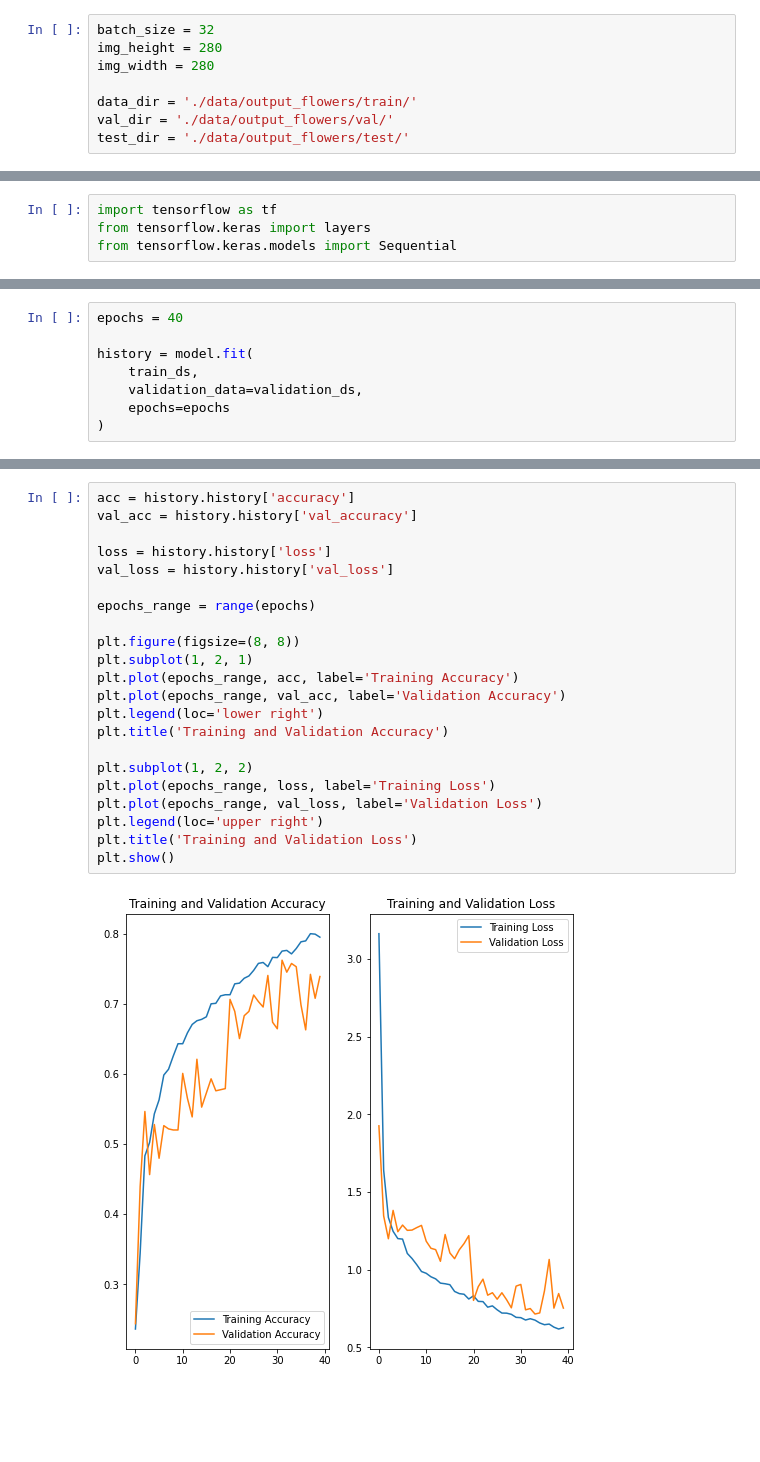
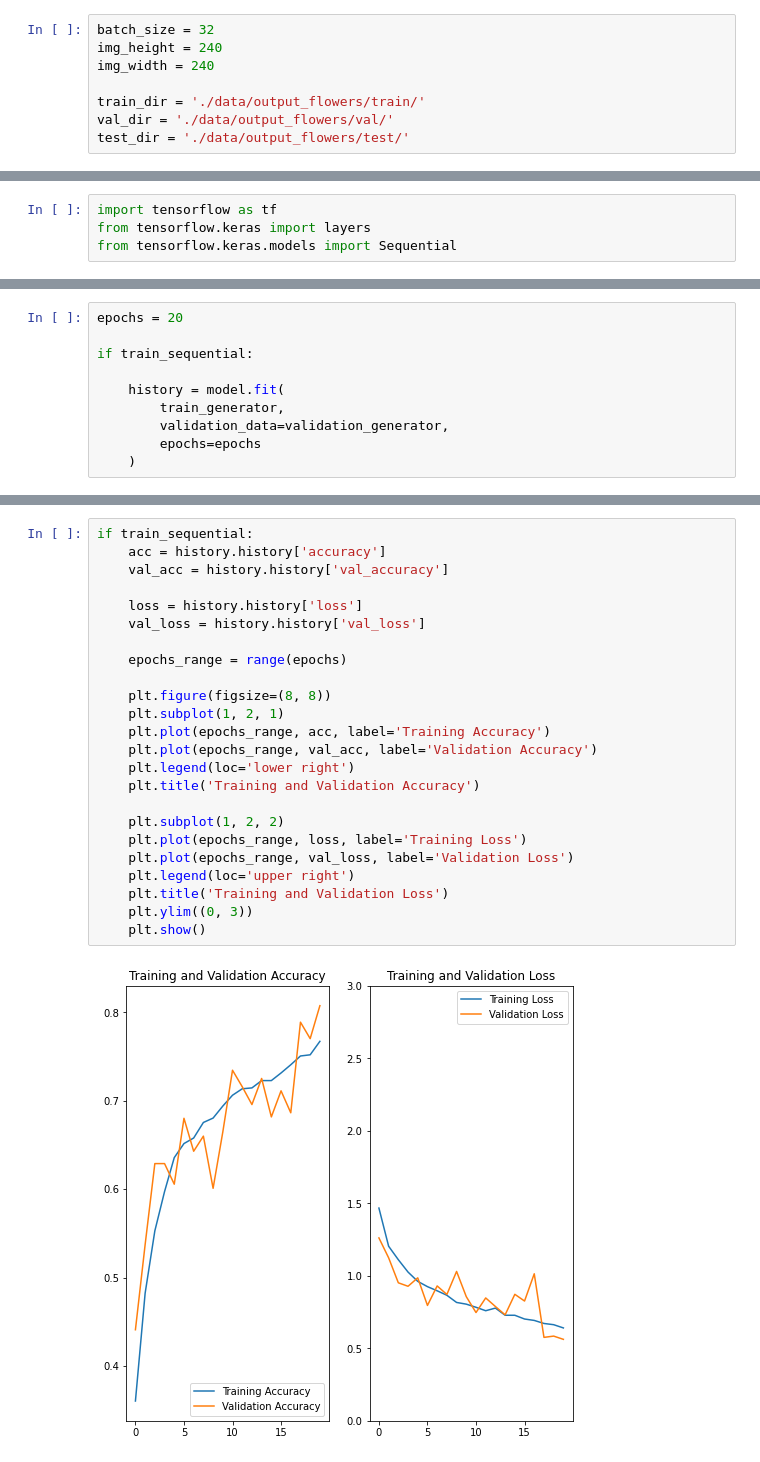
Before and after one commit to MortenTabaka/Deep-learning-exercises-with-TensorFlow2, a Jupyter notebook: Tabaka_Marcin_klasyfikacja_kwiatow.ipynb, the cells around one changed output, grey strips where cells are left out. Drawn from its saved outputs; the diff is of its cells as text; blank space fills up the shorter version.

Commit message:
use data augumentation instead of batch normalization and dropout layers to prevent overfitting

```diff
--- a/Tabaka_Marcin_klasyfikacja_kwiatow.ipynb
+++ b/Tabaka_Marcin_klasyfikacja_kwiatow.ipynb
@@ -69,10 +73,10 @@ if should_prepare_data:
 # Define train/val/test sets
 # %%
 batch_size = 32
-img_height = 280
-img_width = 280
+img_height = 240
+img_width = 240
 
-data_dir = './data/output_flowers/train/'
+train_dir = './data/output_flowers/train/'
 val_dir = './data/output_flowers/val/'
 test_dir = './data/output_flowers/test/'
 # %%
@@ -187,11 +214,13 @@ Trainable params: 1,686,981
 Non-trainable params: 0
 _________________________________________________________________
 # %%
-epochs = 40
+epochs = 20
 
-history = model.fit(
-    train_ds,
-    validation_data=validation_ds,
-    epochs=epochs
-)
+if train_sequential:
+
+    history = model.fit(
+        train_generator,
+        validation_data=validation_generator,
+        epochs=epochs
+    )
 # %% [output]
@@ -215,25 +244,27 @@ Epoch 40/40
 # %%
-acc = history.history['accuracy']
-val_acc = history.history['val_accuracy']
+if train_sequential:
+    acc = history.history['accuracy']
+    val_acc = history.history['val_accuracy']
 
-loss = history.history['loss']
-val_loss = history.history['val_loss']
+    loss = history.history['loss']
+    val_loss = history.history['val_loss']
 
-epochs_range = range(epochs)
+    epochs_range = range(epochs)
 
-plt.figure(figsize=(8, 8))
-plt.subplot(1, 2, 1)
-plt.plot(epochs_range, acc, label='Training Accuracy')
-plt.plot(epochs_range, val_acc, label='Validation Accuracy')
-plt.legend(loc='lower right')
-plt.title('Training and Validation Accuracy')
+    plt.figure(figsize=(8, 8))
+    plt.subplot(1, 2, 1)
+    plt.plot(epochs_range, acc, label='Training Accuracy')
+    plt.plot(epochs_range, val_acc, label='Validation Accuracy')
+    plt.legend(loc='lower right')
+    plt.title('Training and Validation Accuracy')
 
-plt.subplot(1, 2, 2)
-plt.plot(epochs_range, loss, label='Training Loss')
-plt.plot(epochs_range, val_loss, label='Validation Loss')
-plt.legend(loc='upper right')
-plt.title('Training and Validation Loss')
-plt.show()
+    plt.subplot(1, 2, 2)
+    plt.plot(epochs_range, loss, label='Training Loss')
+    plt.plot(epochs_range, val_loss, label='Validation Loss')
+    plt.legend(loc='upper right')
+    plt.title('Training and Validation Loss')
+    plt.ylim((0, 3))
+    plt.show()
 # %% [output]
-[figure, old version]
+[figure, new version]
 # %%
```
Also changed, not shown: parts of 20 cells of this notebook.
